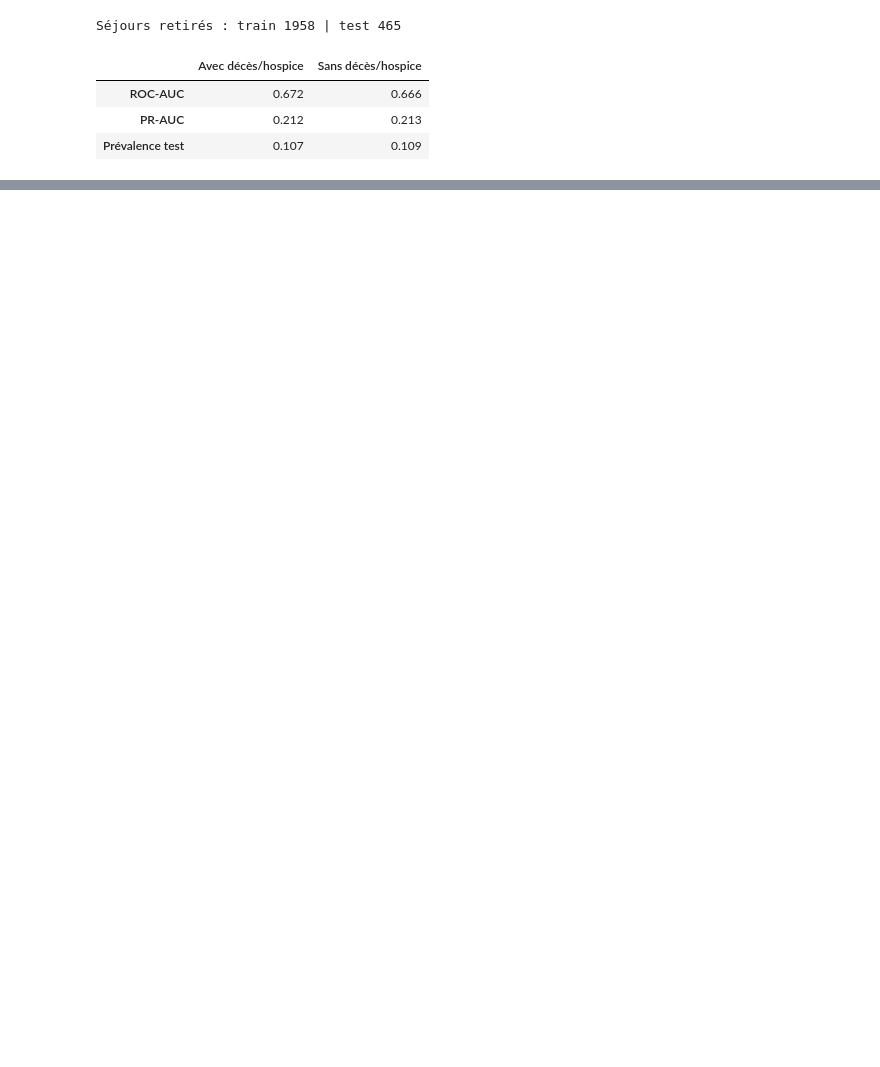
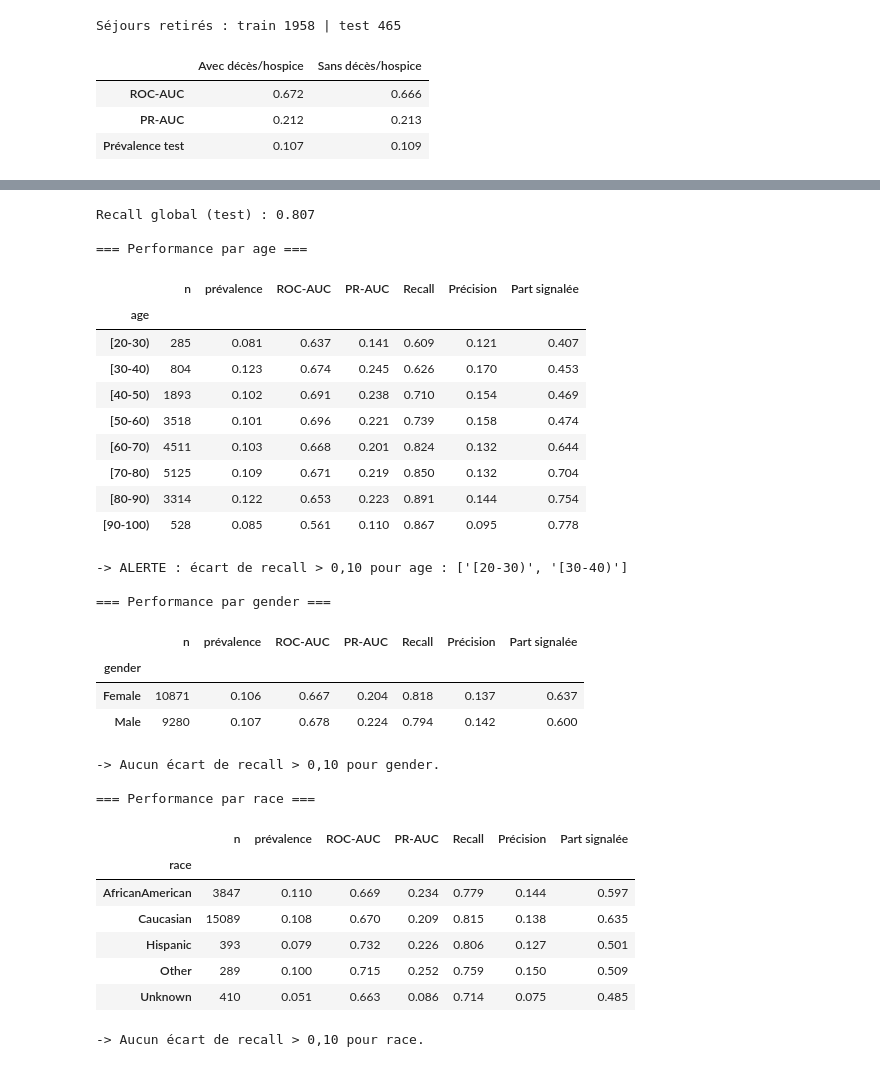
Before and after one commit to AlaKh09/Mentalist, a Jupyter notebook: mentalist_part2.ipynb, the cells around one changed output, grey strips where cells are left out. Cells and saved outputs as stored; diff of their text form; code cells hidden in the pictures; blank space fills up the shorter version.

```diff
--- a/mentalist_part1.ipynb
+++ b/mentalist_part2.ipynb
@@ -3380,0 +3678,67 @@ Séjours retirés : train 1958 | test 465
+# %%
+# Performance du modèle retenu par sous-groupe (jeu de test)
+fair_df = X_test.reset_index(drop=True).copy()
+fair_df["y"] = np.asarray(y_test)
+fair_df["score"] = np.asarray(s_best)
+fair_df["pred"] = np.asarray(y_pred)
+
+def perf_by_group(df, col, min_n=200, min_pos=20):
+    rows = []
+    for g, d in df.groupby(col):
+        if len(d) < min_n or d["y"].sum() < min_pos:
+            continue   # groupe trop petit pour être fiable
+        rows.append({
+            col: g, "n": len(d), "prévalence": d["y"].mean(),
+            "ROC-AUC": roc_auc_score(d["y"], d["score"]),
+            "PR-AUC": average_precision_score(d["y"], d["score"]),
+            "Recall": recall_score(d["y"], d["pred"]),
+            "Précision": precision_score(d["y"], d["pred"], zero_division=0),
+            "Part signalée": d["pred"].mean(),
+        })
+    return pd.DataFrame(rows).set_index(col)
+
+overall_recall = recall_score(fair_df["y"], fair_df["pred"])
+print(f"Recall global (test) : {overall_recall:.3f}\n")
+
+for col in ["age", "gender", "race"]:
+    tab = perf_by_group(fair_df, col)
+    print(f"=== Performance par {col} ===")
+    display(tab.round(3))
+    ecarts = (tab["Recall"] - overall_recall).abs()
+    alertes = ecarts[ecarts > 0.10]
+    if len(alertes) == 0:
+        print(f"-> Aucun écart de recall > 0,10 pour {col}.\n")
+    else:
+        print(f"-> ALERTE : écart de recall > 0,10 pour {col} : {list(alertes.index)}\n")
+# %% [output]
+Recall global (test) : 0.807
+
+=== Performance par age ===
+|  | n | prévalence | ROC-AUC | PR-AUC | Recall | Précision | Part signalée |
+| age |  |  |  |  |  |  |  |
+| [20-30) | 285 | 0.081 | 0.637 | 0.141 | 0.609 | 0.121 | 0.407 |
+| [30-40) | 804 | 0.123 | 0.674 | 0.245 | 0.626 | 0.170 | 0.453 |
+| [40-50) | 1893 | 0.102 | 0.691 | 0.238 | 0.710 | 0.154 | 0.469 |
+| [50-60) | 3518 | 0.101 | 0.696 | 0.221 | 0.739 | 0.158 | 0.474 |
+| [60-70) | 4511 | 0.103 | 0.668 | 0.201 | 0.824 | 0.132 | 0.644 |
+| [70-80) | 5125 | 0.109 | 0.671 | 0.219 | 0.850 | 0.132 | 0.704 |
+| [80-90) | 3314 | 0.122 | 0.653 | 0.223 | 0.891 | 0.144 | 0.754 |
+| [90-100) | 528 | 0.085 | 0.561 | 0.110 | 0.867 | 0.095 | 0.778 |
+-> ALERTE : écart de recall > 0,10 pour age : ['[20-30)', '[30-40)']
+
+=== Performance par gender ===
+|  | n | prévalence | ROC-AUC | PR-AUC | Recall | Précision | Part signalée |
+| gender |  |  |  |  |  |  |  |
+| Female | 10871 | 0.106 | 0.667 | 0.204 | 0.818 | 0.137 | 0.637 |
+| Male | 9280 | 0.107 | 0.678 | 0.224 | 0.794 | 0.142 | 0.600 |
+-> Aucun écart de recall > 0,10 pour gender.
+
+=== Performance par race ===
+|  | n | prévalence | ROC-AUC | PR-AUC | Recall | Précision | Part signalée |
+| race |  |  |  |  |  |  |  |
+| AfricanAmerican | 3847 | 0.110 | 0.669 | 0.234 | 0.779 | 0.144 | 0.597 |
+| Caucasian | 15089 | 0.108 | 0.670 | 0.209 | 0.815 | 0.138 | 0.635 |
+| Hispanic | 393 | 0.079 | 0.732 | 0.226 | 0.806 | 0.127 | 0.501 |
+| Other | 289 | 0.100 | 0.715 | 0.252 | 0.759 | 0.150 | 0.509 |
+| Unknown | 410 | 0.051 | 0.663 | 0.086 | 0.714 | 0.075 | 0.485 |
+-> Aucun écart de recall > 0,10 pour race.
```
Also changed, not shown: parts of 53 cells of this notebook, 1 other file.
